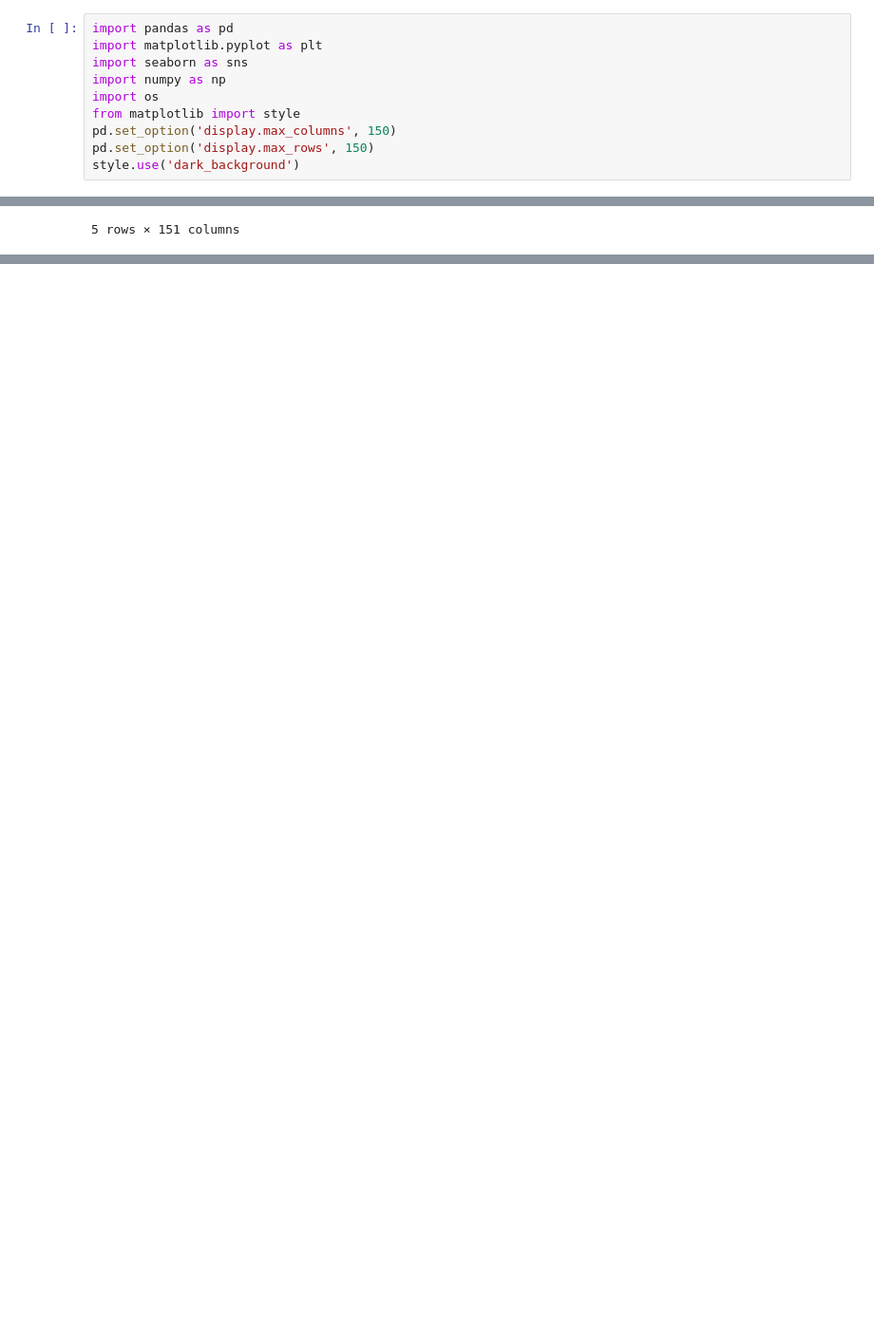
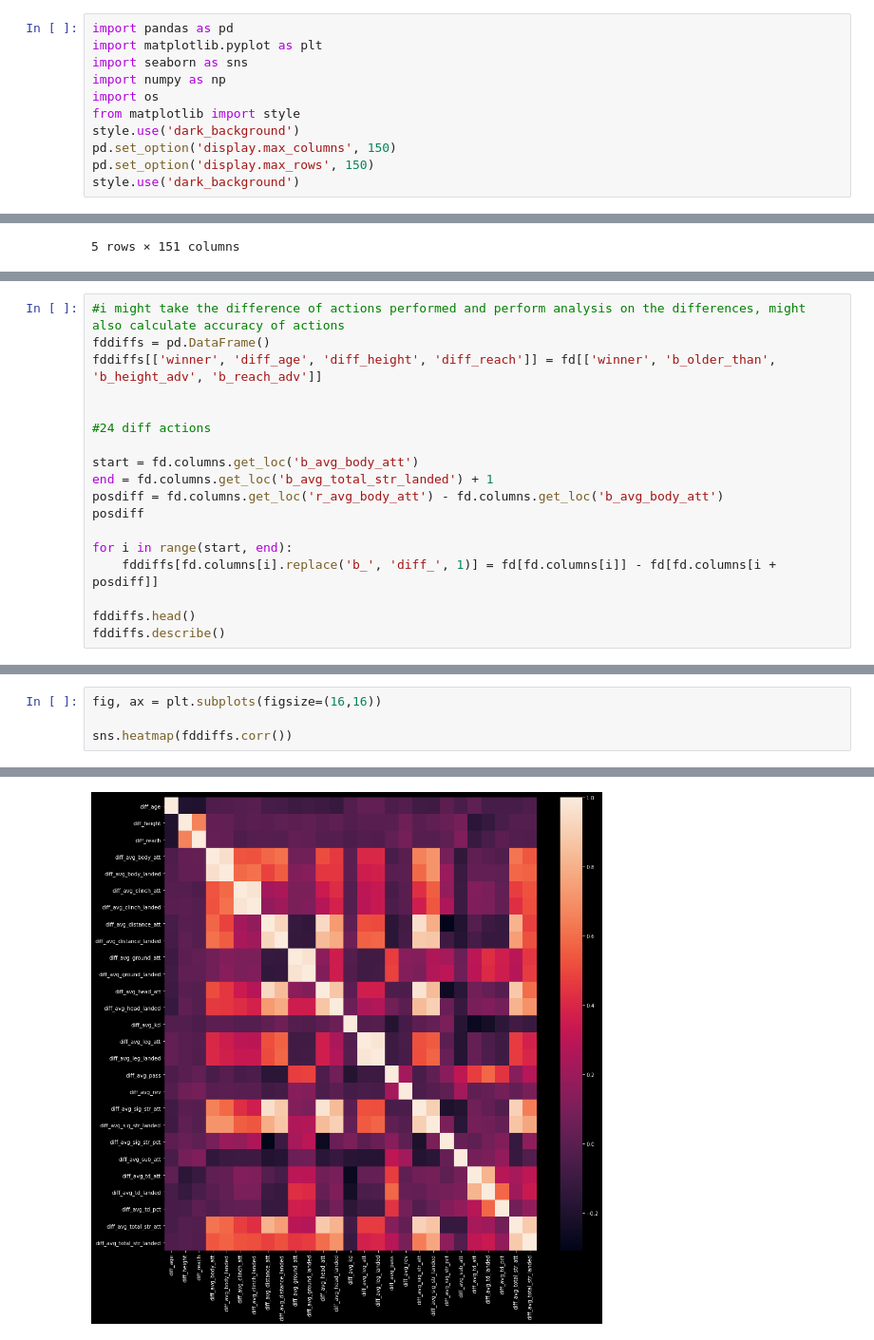
Before and after one commit to garygku/Capstone2, a Jupyter notebook: capstone2/cap2.ipynb, the cells around one changed output, grey strips where cells are left out. Shown at 95% size. Cells and saved outputs as stored; diff of their text form; blank space fills up the shorter version.

```diff
--- a/capstone2/cap2.ipynb
+++ b/capstone2/cap2.ipynb
@@ -5,6 +5,7 @@ import seaborn as sns
 import numpy as np
 import os
 from matplotlib import style
+style.use('dark_background')
 pd.set_option('display.max_columns', 150)
 pd.set_option('display.max_rows', 150)
 style.use('dark_background')
@@ -99,0 +131,18 @@ memory usage: 3.6+ MB
+# %%
+#i might take the difference of actions performed and perform analysis on the differences, might also calculate accuracy of actions
+fddiffs = pd.DataFrame()
+fddiffs[['winner', 'diff_age', 'diff_height', 'diff_reach']] = fd[['winner', 'b_older_than', 'b_height_adv', 'b_reach_adv']]
+
+
+#24 diff actions
+
+start = fd.columns.get_loc('b_avg_body_att')
+end = fd.columns.get_loc('b_avg_total_str_landed') + 1
+posdiff = fd.columns.get_loc('r_avg_body_att') - fd.columns.get_loc('b_avg_body_att')
+posdiff
+
+for i in range(start, end):
+    fddiffs[fd.columns[i].replace('b_', 'diff_', 1)] = fd[fd.columns[i]] - fd[fd.columns[i + posdiff]]
+
+fddiffs.head()
+fddiffs.describe()
@@ -99,0 +179,5 @@ memory usage: 3.6+ MB
+# %%
+fig, ax = plt.subplots(figsize=(16,16))
+
+sns.heatmap(fddiffs.corr())
+# %% [output]
@@ -99,0 +185 @@ memory usage: 3.6+ MB
+[figure, added]
```
Also changed, not shown: parts of 14 cells of this notebook.
